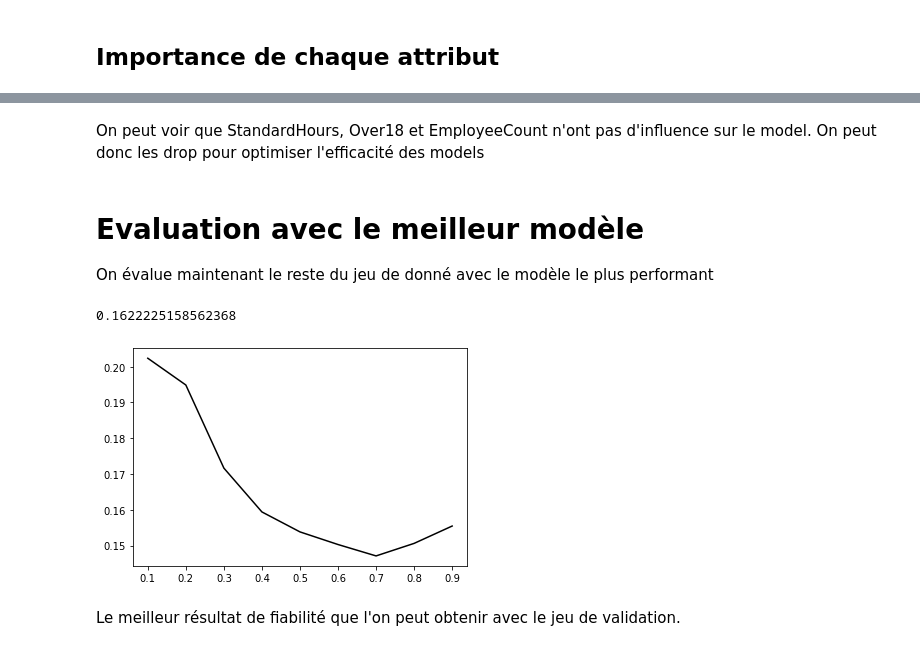
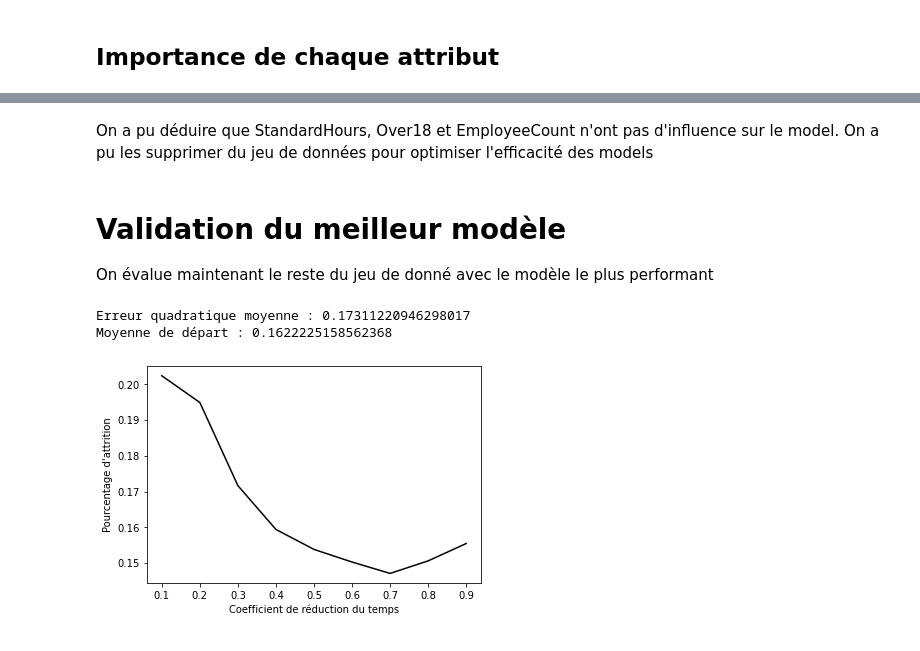
Before and after one commit to Bnder1/Projet-IA, a Jupyter notebook: Model-descente-gradient.ipynb, the cells around one changed output, grey strips where cells are left out. Saved outputs shown, nothing was run; the diff lists cells and outputs as text; code cells hidden in the pictures.

```diff
--- a/Model-descente-gradient.ipynb
+++ b/Model-descente-gradient.ipynb
@@ -289,10 +287,9 @@ sorted(zip(feature_importances, attributes), reverse=True)
  (0.016956106769926704, 'Gender'),
  (0.01026378430103669, 'PerformanceRating')]
 # %% [markdown]
-On peut voir que StandardHours, Over18 et EmployeeCount n'ont pas d'influence sur le model. On peut donc les drop pour optimiser l'efficacité des models
+On a pu déduire que StandardHours, Over18 et EmployeeCount n'ont pas d'influence sur le model. On a pu les supprimer du jeu de données pour optimiser l'efficacité des models
 # %% [markdown]
-# Evaluation avec le meilleur modèle
-
+# Validation du meilleur modèle
 On évalue maintenant le reste du jeu de donné avec le modèle le plus performant
 # %%
 from statistics import mean
@@ -302,32 +299,34 @@ X_predictions = final_model.predict(X_full_prepared)
 
 final_mse = mean_squared_error(Y_full_set, X_predictions)
 final_rmse = np.sqrt(final_mse)
-print(mean(X_predictions))
+print("Erreur quadratique moyenne : " + str(final_rmse))
+print("Moyenne de départ : " + str(mean(X_predictions)))
 # %% [output]
-0.1622225158562368
+Erreur quadratique moyenne : 0.17311220946298017
+Moyenne de départ : 0.1622225158562368
 # %%
 import matplotlib.pyplot as plt
 def newPrediction(attribut, coef):
     X2 = DataMerge()
     X2[attribut] = X2[attribut] * coef
     X2_labels = X2["Attrition"].copy()
     X2 = X2.drop("Attrition", axis=1)
     X2.Gender.replace(to_replace=dict(Male=1, Female=0), inplace=True)
     X2_full_set, X2_test_set, Y2_full_set, Y2_test_set = train_test_split(X2, X2_labels, test_size=0.8, random_state=42) #SOLUTION
     X2_full_prepared = full_pipeline.transform(X2_full_set)
     X2_predictions = final_model.predict(X2_full_prepared)
     return np.mean(X2_predictions)
 coefArray = np.arange(0.1, 1.0, 0.1)
 
 y =[]
 for i in coefArray:
     iStr = str(i)
     # print('Moyenne d\'attrition : ' + newPrediction('MeanWorkingTime', i) + ', coef :' + iStr)
     y.append(newPrediction('MeanWorkingTime', i))
 
 plt.plot(coefArray, np.array(y), 'k')
+plt.ylabel('Pourcentage d\'attrition')
+plt.xlabel('Coefficient de réduction du temps')
 plt.show()
 # %% [output]
-[figure, old version]
+[figure, new version]
-# %% [markdown]
-Le meilleur résultat de fiabilité que l'on peut obtenir avec le jeu de validation.
```
Also changed, not shown: parts of 1 cell of this notebook.
